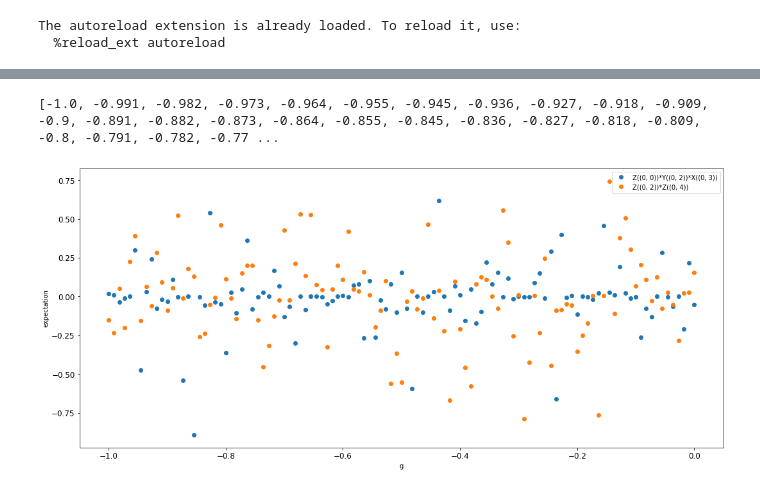
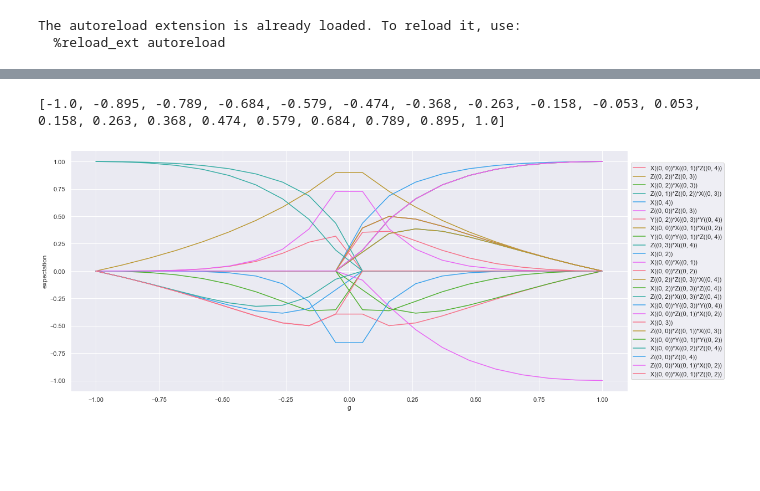
Before and after one commit to WiktorJ/quantum-gans, a Jupyter notebook: QuWGAN.ipynb, the cells around one changed output, grey strips where cells are left out. Drawn from its saved outputs; the diff is of its cells as text; code cells hidden in the pictures; blank space fills up the shorter version.

```diff
--- a/QuWGAN.ipynb
+++ b/QuWGAN.ipynb
@@ -261,12 +261,12 @@ def plot_em_distance_between_real():
 # %%
 plot_em_distance_between_real()
 # %%
-use_neptune = True
+use_neptune = False
 generator_layers = 5
 # data_bus_size = 6
 rank = 1
-real_circuit_type = 'butterfly' # butterfly
-generic_generator = False
+real_circuit_type = 'phase' # butterfly
+generic_generator = True
 zxz = False
 all_gates_parametrized = False
 expectation_provider_type = ExpectationProviderType.ONLY_KNOWN
@@ -280,10 +280,10 @@ if expectation_provider_type == ExpectationProviderType.WGAN:
         batch_size = 8
 
 gen_iteration = 1
-k = 2
+k = 3
 snapshot_interval_epochs = 100
 epochs = 401
-sizes = [4,5,6,7,8,9,10]
+sizes = [5]
 g_values = [-1]
 known_g_values = g_values
 # %%
@@ -435,3 +420,6 @@ trainer_dict
+# %%
+trainer_dict
+trainer = trainer_dict[(0, -1)][(0,5)]
 # %%
 np.set_printoptions(suppress=True)
 def get_expectations_real(g, t):
@@ -522,32 +510,43 @@ defaultdict(list,
              'Z((0, 0))*Z((0, 3))': [0.06755463],
              'Y((0, 2))*X((0, 3))': [-0.18240908],
              'Y((0, 1))': [-0.17990676]})
+# %%
+def merge_exps(g_values_list, trainer_negative, trainer_positive, eps=0):
+    exps_n = get_exps([v for v in g_values_list if v <= 0], trainer_negative, eps=eps)
+    exps_p = get_exps([v for v in g_values_list if v > 0], trainer_positive, eps=eps)
+    return {k: v + exps_p[k] for k, v in exps_n.items()}
 # %%
 # plots expecation change for different g for all pauli string with expecation higher than eps
+import seaborn as sns
+sns.set()
+sns.set_palette("husl")
 fig, axes = plt.subplots(nrows=1, ncols=1, figsize=(18, 8))
-g_values_list = [np.round(el, 3) for el in np.linspace(-1,0,111)]
+g_values_list = [np.round(el, 3) for el in np.linspace(-1,1,20)]
 x_indexes = False
 print(g_values_list)
 # random.shuffle(g_values_list)
-eps = 1.e-1
-res = defaultdict(list)
-for g in g_values_list:
-    exps = get_exp(g, trainer, eps=0)[0]
-    for pauli_string, exp in exps.items():
-        res[pauli_string].append(float(exp[0]))
+eps = 1e-3
+res = merge_exps(g_values_list, trainer, trainer, eps=0)
 curated_res = {k: v for k, v in res.items() if any(abs(el) > eps for el in res[k])}
-for pauli_string, exp in list(curated_res.items())[:2]:
+curated_res = list(curated_res.items())
+random.shuffle(curated_res)
+for pauli_string, exp in curated_res[:25]:
     if x_indexes:
-        axes.plot(range(len(g_values_list)), exp, 'o', label=pauli_string)
+        axes.plot(range(len(g_values_list)), exp, label=pauli_string)
     else:
-        axes.plot(g_values_list, exp, 'o', label=pauli_string)
-axes.legend()
+        axes.plot(g_values_list, exp, label=pauli_string)
+axes.legend(loc="center left", bbox_to_anchor=(1, 0.5))
 axes.set_xlabel("g")
 axes.set_ylabel("expectation")
 plt.show()
+
+from pathlib import Path
+FIG_PATH_PREFIX = "/Users/wiktorjurasz/Studies/thesis/paper/figures"
+Path(f"{FIG_PATH_PREFIX}/phase_exps").mkdir(exist_ok=True)
+fig.savefig(f"{FIG_PATH_PREFIX}/phase_exps/plot.png", bbox_inches='tight')
 # %% [output]
-[-1.0, -0.991, -0.982, -0.973, -0.964, -0.955, -0.945, -0.936, -0.927, -0.918, -0.909, -0.9, -0.891, -0.882, -0.873, -0.864, -0.855, -0.845, -0.836, -0.827, -0.818, -0.809, -0.8, -0.791, -0.782, -0.77 ...
+[-1.0, -0.895, -0.789, -0.684, -0.579, -0.474, -0.368, -0.263, -0.158, -0.053, 0.053, 0.158, 0.263, 0.368, 0.474, 0.579, 0.684, 0.789, 0.895, 1.0]
-[figure, old version]
+[figure, new version]
 # %%
 # calculates expectations of each pauli string for all sizes of circuits
 circuits_gen = []
```
Also changed, not shown: parts of 2 cells of this notebook, 4 other files.
